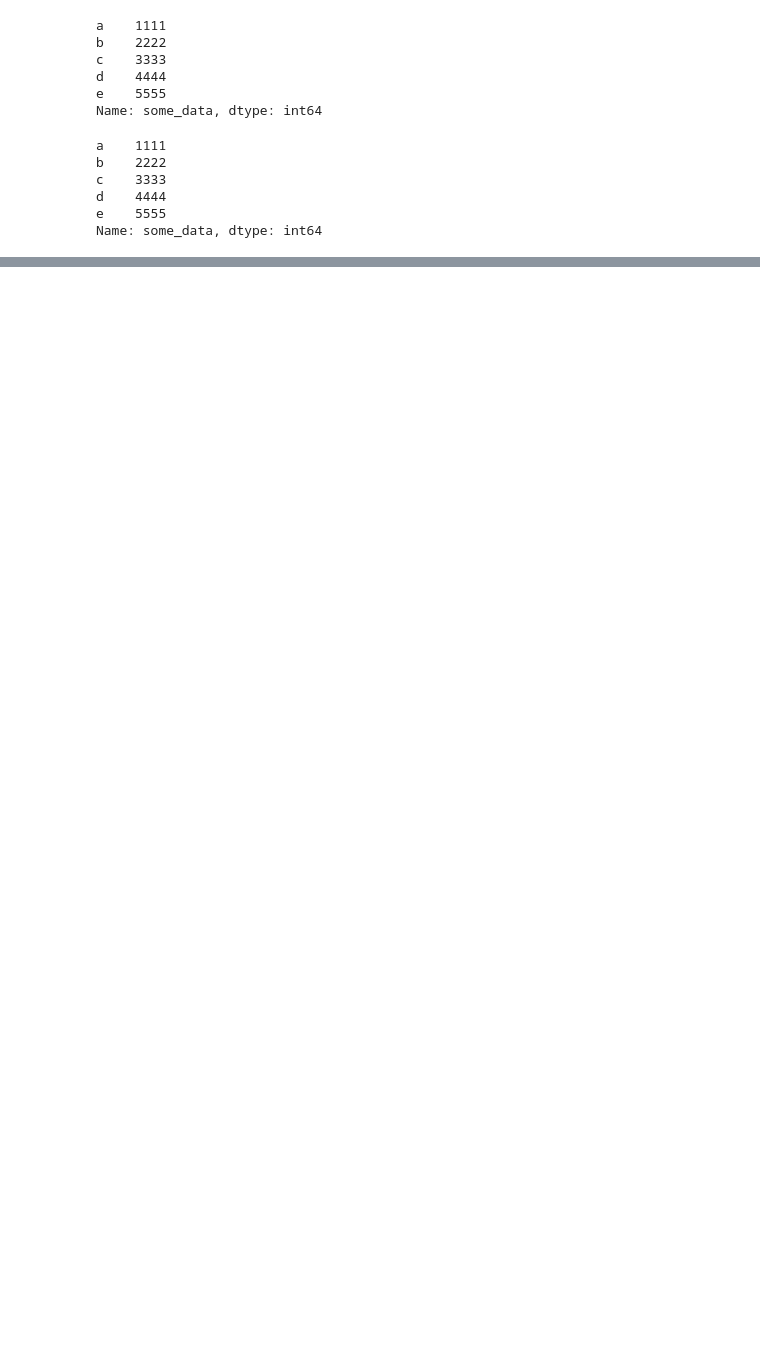
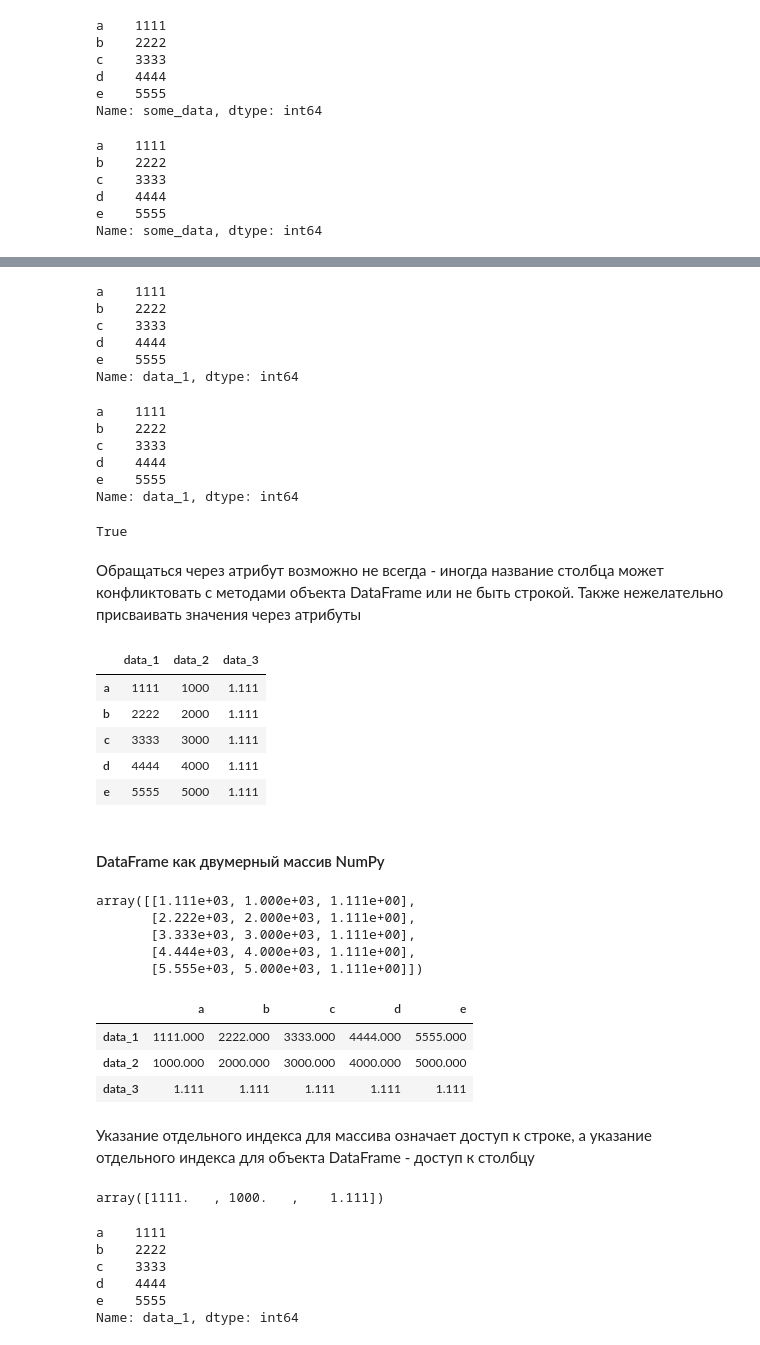
Before and after one commit to KonstantinKlepikov/all-python-ml-learning, a Jupyter notebook: pandas-learning.ipynb, the cells around one changed output, grey strips where cells are left out. Cells and saved outputs as stored; diff of their text form; code cells hidden in the pictures; blank space fills up the shorter version.

```diff
--- a/pandas-learning.ipynb
+++ b/pandas-learning.ipynb
@@ -193,0 +400,5 @@ Name: some_data, dtype: int64
+# %%
+data_1 = pd.Series(some_data)
+data_2 = pd.Series(some_data_1)
+data = pd.DataFrame({'data_1': data_1, 'data_2': data_2})
+data
@@ -193,0 +412,66 @@ Name: some_data, dtype: int64
+# %%
+data['data_1']
+# %% [output]
+a    1111
+b    2222
+c    3333
+d    4444
+e    5555
+Name: data_1, dtype: int64
+# %%
+data.data_1
+# %% [output]
+a    1111
+b    2222
+c    3333
+d    4444
+e    5555
+Name: data_1, dtype: int64
+# %%
+data.data_1 is data['data_1']
+# %% [output]
+True
+# %% [markdown]
+Обращаться через атрибут возможно не всегда - иногда название столбца может конфликтовать с методами объекта DataFrame или не быть строкой. Также нежелательно присваивать значения через атрибуты
+# %%
+data['data_3'] = data['data_1'] / data['data_2']
+data
+# %% [output]
+|  | data_1 | data_2 | data_3 |
+| a | 1111 | 1000 | 1.111 |
+| b | 2222 | 2000 | 1.111 |
+| c | 3333 | 3000 | 1.111 |
+| d | 4444 | 4000 | 1.111 |
+| e | 5555 | 5000 | 1.111 |
+# %% [markdown]
+#### DataFrame как двумерный массив NumPy
+# %%
+data.values
+# %% [output]
+array([[1.111e+03, 1.000e+03, 1.111e+00],
+       [2.222e+03, 2.000e+03, 1.111e+00],
+       [3.333e+03, 3.000e+03, 1.111e+00],
+       [4.444e+03, 4.000e+03, 1.111e+00],
+       [5.555e+03, 5.000e+03, 1.111e+00]])
+# %%
+data.T
+# %% [output]
+|  | a | b | c | d | e |
+| data_1 | 1111.000 | 2222.000 | 3333.000 | 4444.000 | 5555.000 |
+| data_2 | 1000.000 | 2000.000 | 3000.000 | 4000.000 | 5000.000 |
+| data_3 | 1.111 | 1.111 | 1.111 | 1.111 | 1.111 |
+# %% [markdown]
+<span class="burk">Указание отдельного индекса для массива означает доступ к строке, а указание отдельного индекса для объекта DataFrame - доступ к столбцу</span>
+# %%
+data.values[0]
+# %% [output]
+array([1111.   , 1000.   ,    1.111])
+# %%
+data['data_1']
+# %% [output]
+a    1111
+b    2222
+c    3333
+d    4444
+e    5555
+Name: data_1, dtype: int64
```
Also changed, not shown: parts of 52 cells of this notebook.
